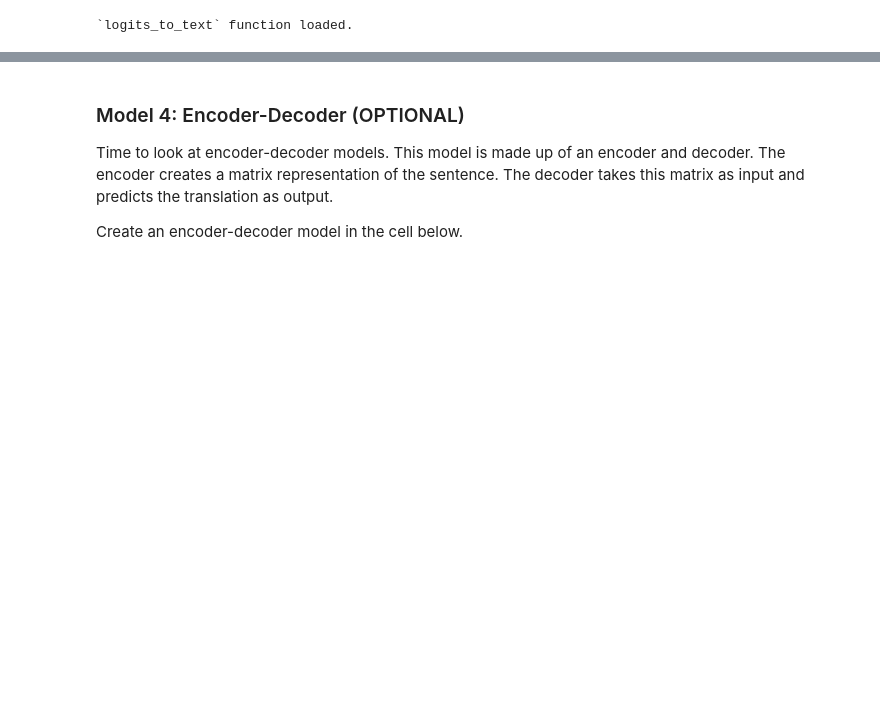
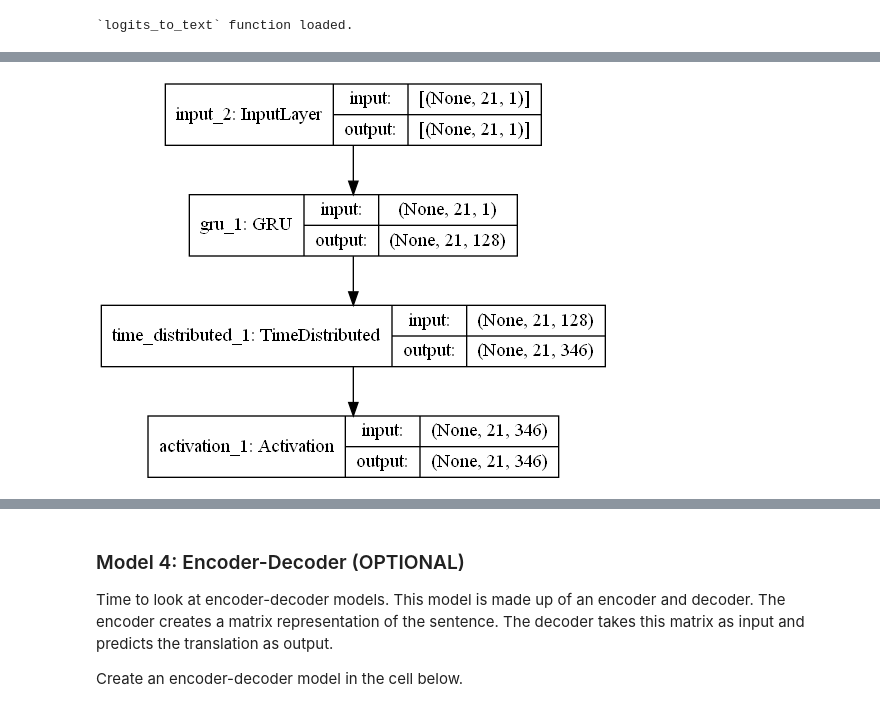
Before and after one commit to yhbyhb/aind2-nlp-capstone, a Jupyter notebook: machine_translation.ipynb, the cells around one changed output, grey strips where cells are left out. Cells and saved outputs as stored; diff of their text form; code cells hidden in the pictures; blank space fills up the shorter version.

```diff
--- a/machine_translation.ipynb
+++ b/machine_translation.ipynb
@@ -300,10 +322,17 @@ tmp_x = tmp_x.reshape((-1, preproc_french_sentences.shape[-2], 1))
 simple_rnn_model = simple_model(
     tmp_x.shape,
     max_french_sequence_length,
-    english_vocab_size,
-    french_vocab_size)
+    english_vocab_size+1,
+    french_vocab_size+1)
 simple_rnn_model.fit(tmp_x, preproc_french_sentences, epochs=10, validation_split=0.2)
 
 # Print prediction(s)
+print('Model Prediction:')
 print(logits_to_text(simple_rnn_model.predict(tmp_x[:1])[0], french_tokenizer))
+
+print('French Translation (Ground Truth):')
+print(french_sentences[:1])
+
+print('English Text:')
+print(english_sentences[:1])
 # %% [output]
@@ -327,3 +356,8 @@ new jersey est parfois calme en mois de mai est chaud en en <PAD> <PAD> <PAD> <P
+# %%
+plot_model(simple_rnn_model, show_shapes=True, show_layer_names=True, to_file='simple_model.png')
+Image('simple_model.png')
+# %% [output]
+[figure, added]
 # %% [markdown]
 ### Model 2: Embedding (IMPLEMENTATION)
 ![RNN](images/embedding.png)
```
Also changed, not shown: parts of 15 cells of this notebook, 4 other files.
